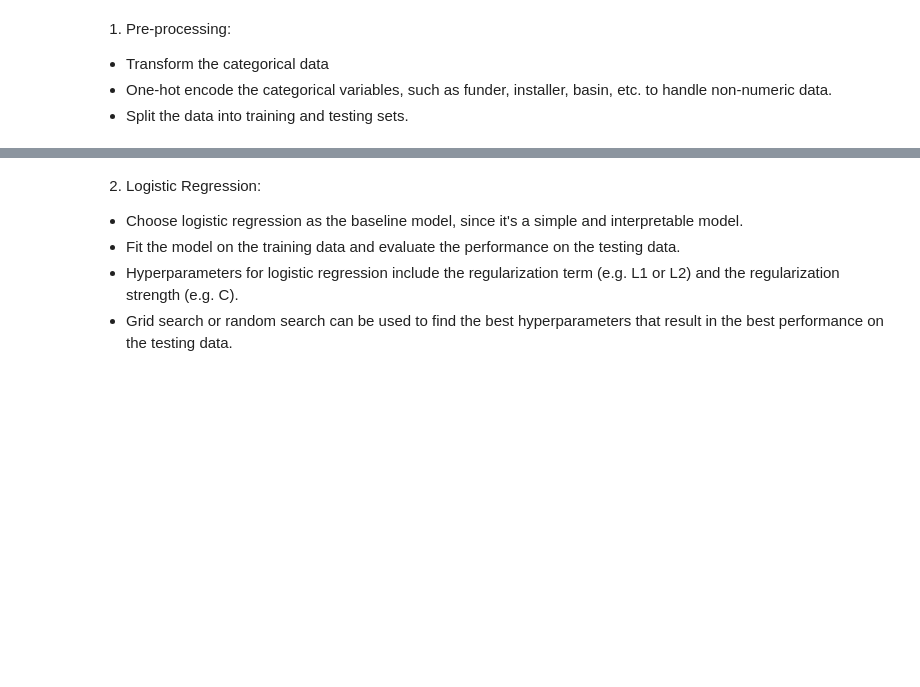
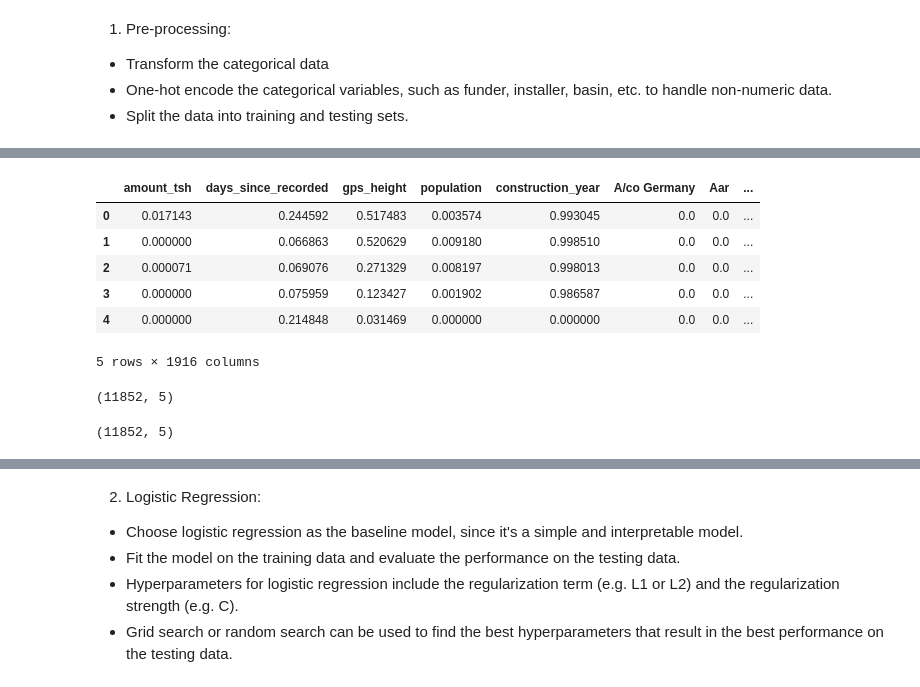
Before and after one commit to AmosMaru/Tanzania_water_pump_prediction, a Jupyter notebook: Modeling data.ipynb, the cells around one changed output, grey strips where cells are left out. Saved outputs shown, nothing was run; the diff lists cells and outputs as text; code cells hidden in the pictures; blank space fills up the shorter version.

```diff
--- a/Modeling data.ipynb
+++ b/Modeling data.ipynb
@@ -103,0 +230,4 @@ memory usage: 8.7+ MB
+# %%
+categorical_features = ["funder", 'management_group','water_quality','permit'].copy()
+train_categorical = training_data[categorical_features]
+train_categorical.info()
@@ -103,0 +246,11 @@ memory usage: 8.7+ MB
+# %%
+ohe = OneHotEncoder(handle_unknown="ignore", sparse=False)
+
+ohe.fit(train_categorical)
+
+train_ohe = pd.DataFrame(
+    ohe.transform(train_categorical),
+    index=train_categorical.index,
+    columns=np.hstack(ohe.categories_)
+)
+train_ohe.shape
@@ -103,0 +261,3 @@ memory usage: 8.7+ MB
+# %%
+train_numerical = training_data.select_dtypes(exclude=["object",'bool'])
+train_numerical.head()
@@ -103,0 +271,14 @@ memory usage: 8.7+ MB
+# %%
+
+from sklearn.preprocessing import MinMaxScaler
+
+scaler = MinMaxScaler()
+
+scaler.fit(train_numerical)
+train_scaled = pd.DataFrame(
+    scaler.transform(train_numerical),
+    # index is important to ensure we can concatenate with other columns
+    index=train_numerical.index,
+    columns=train_numerical.columns
+)
+train_scaled.head()
@@ -104,3 +292,34 @@ memory usage: 8.7+ MB
+# %%
+train_full = pd.concat([train_scaled,train_ohe], axis=1)
+train_full.head()
+# %% [output]
+|  | amount_tsh | days_since_recorded | gps_height | population | construction_year | A/co Germany | Aar | ... |
+| 0 | 0.017143 | 0.244592 | 0.517483 | 0.003574 | 0.993045 | 0.0 | 0.0 | ... |
+| 1 | 0.000000 | 0.066863 | 0.520629 | 0.009180 | 0.998510 | 0.0 | 0.0 | ... |
+| 2 | 0.000071 | 0.069076 | 0.271329 | 0.008197 | 0.998013 | 0.0 | 0.0 | ... |
+| 3 | 0.000000 | 0.075959 | 0.123427 | 0.001902 | 0.986587 | 0.0 | 0.0 | ... |
+| 4 | 0.000000 | 0.214848 | 0.031469 | 0.000000 | 0.000000 | 0.0 | 0.0 | ... |
+5 rows × 1916 columns
+# %%
+X_test_numerical = X_test.select_dtypes(exclude=["object",'bool']).copy()
+X_test_numerical.shape
+# %% [output]
+(11852, 5)
+# %%
+from sklearn.preprocessing import MinMaxScaler
+
+scaler = MinMaxScaler()
+
+scaler.fit(X_test_numerical)
+X_test_scaled = pd.DataFrame(
+    scaler.transform(X_test_numerical),
+    # index is important to ensure we can concatenate with other columns
+    index=X_test_numerical.index,
+    columns=X_test_numerical.columns
+)
+X_test_scaled.shape
+# %% [output]
+(11852, 5)
 # %%
 # Transform the categorical variables into numerical values using one-hot encoding
 # encoder = OneHotEncoder()
```
Also changed, not shown: parts of 58 cells of this notebook, 3 other files.
